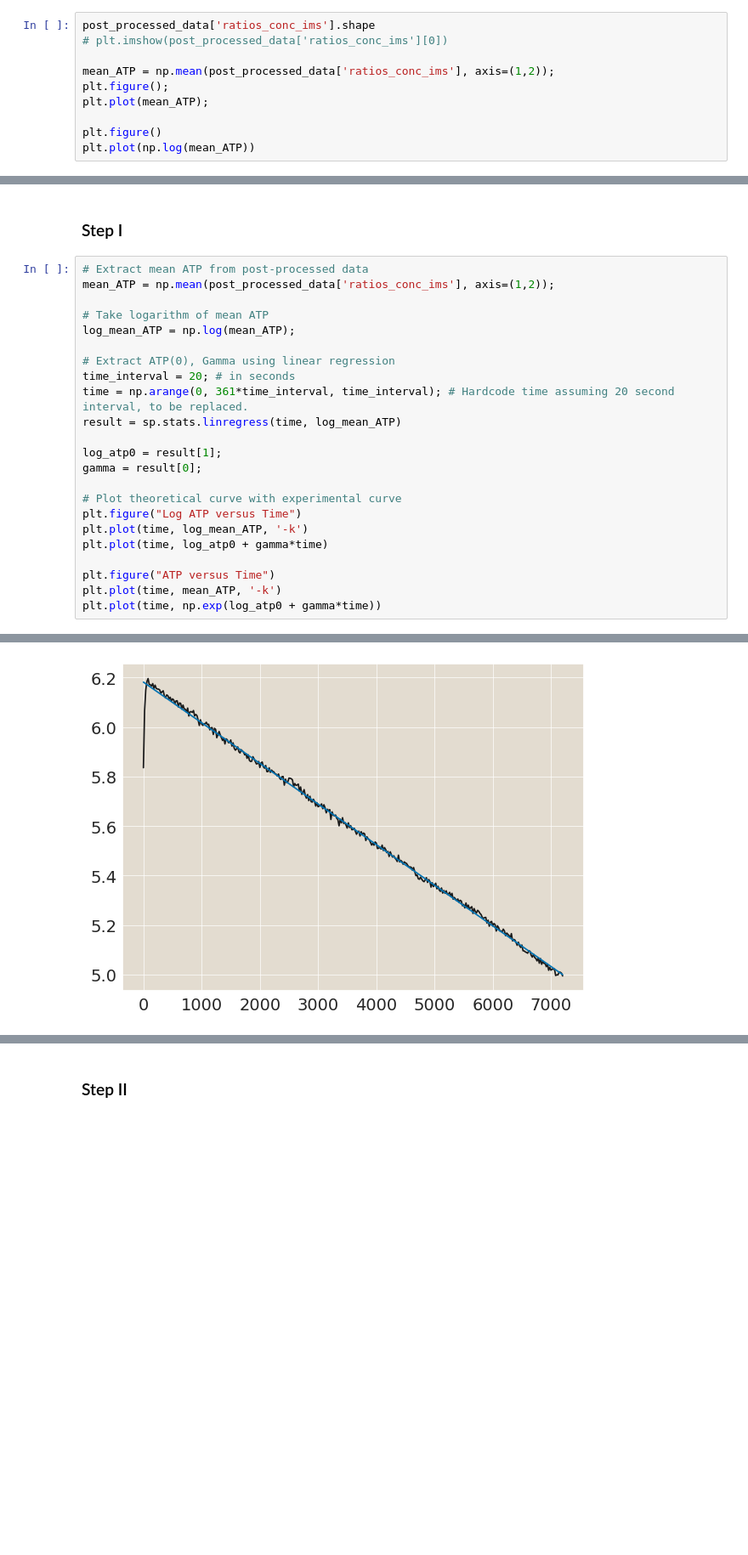
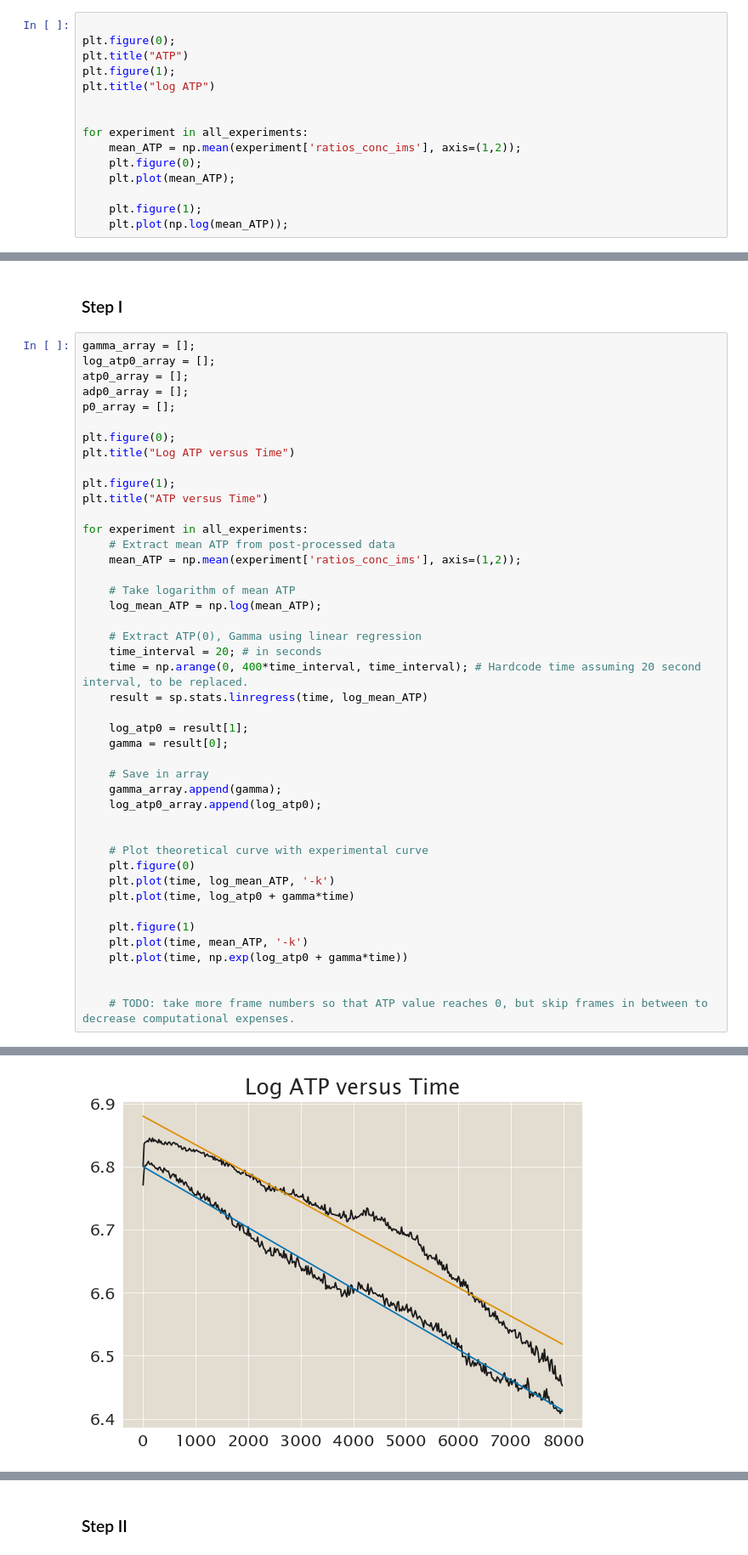
Before and after one commit to RPGroup-PBoC/am_atp, a Jupyter notebook: analysis/atp-hydro/20241108_hydrolysis_parameter_estimation_staging.ipynb, the cells around one changed output, grey strips where cells are left out. Shown at 85% size. Drawn from its saved outputs; the diff is of its cells as text; blank space fills up the shorter version.

```diff
--- a/analysis/atp-hydro/20241108_hydrolysis_parameter_estimation_staging.ipynb
+++ b/analysis/atp-hydro/20241108_hydrolysis_parameter_estimation_staging.ipynb
@@ -447,11 +558,16 @@ time = np.arange(0, 361*time_interval, time_interval)
 # %%
-post_processed_data['ratios_conc_ims'].shape
-# plt.imshow(post_processed_data['ratios_conc_ims'][0])
 
-mean_ATP = np.mean(post_processed_data['ratios_conc_ims'], axis=(1,2));
-plt.figure();
-plt.plot(mean_ATP);
+plt.figure(0);
+plt.title("ATP")
+plt.figure(1);
+plt.title("log ATP")
 
-plt.figure()
-plt.plot(np.log(mean_ATP))
+
+for experiment in all_experiments:
+    mean_ATP = np.mean(experiment['ratios_conc_ims'], axis=(1,2));
+    plt.figure(0);
+    plt.plot(mean_ATP);
+
+    plt.figure(1);
+    plt.plot(np.log(mean_ATP));
 # %% [output]
@@ -503,26 +584,47 @@ Step II: Using the set of intial ATP concentrations and $\Gamma$ from the previo
 # %% [markdown]
 ### Step I
 # %%
-# Extract mean ATP from post-processed data
-mean_ATP = np.mean(post_processed_data['ratios_conc_ims'], axis=(1,2));
+gamma_array = [];
+log_atp0_array = [];
+atp0_array = [];
+adp0_array = [];
+p0_array = [];
 
-# Take logarithm of mean ATP
-log_mean_ATP = np.log(mean_ATP);
+plt.figure(0);
+plt.title("Log ATP versus Time")
 
-# Extract ATP(0), Gamma using linear regression
-time_interval = 20; # in seconds
-time = np.arange(0, 361*time_interval, time_interval); # Hardcode time assuming 20 second interval, to be replaced.
-result = sp.stats.linregress(time, log_mean_ATP)
+plt.figure(1);
+plt.title("ATP versus Time")
 
-log_atp0 = result[1];
-gamma = result[0];
+for experiment in all_experiments:
+    # Extract mean ATP from post-processed data
+    mean_ATP = np.mean(experiment['ratios_conc_ims'], axis=(1,2));
 
-# Plot theoretical curve with experimental curve
-plt.figure("Log ATP versus Time")
-plt.plot(time, log_mean_ATP, '-k')
-plt.plot(time, log_atp0 + gamma*time)
+    # Take logarithm of mean ATP
+    log_mean_ATP = np.log(mean_ATP);
 
-plt.figure("ATP versus Time")
-plt.plot(time, mean_ATP, '-k')
-plt.plot(time, np.exp(log_atp0 + gamma*time))
+    # Extract ATP(0), Gamma using linear regression
+    time_interval = 20; # in seconds
+    time = np.arange(0, 400*time_interval, time_interval); # Hardcode time assuming 20 second interval, to be replaced.
+    result = sp.stats.linregress(time, log_mean_ATP)
+
+    log_atp0 = result[1];
+    gamma = result[0];
+
+    # Save in array
+    gamma_array.append(gamma);
+    log_atp0_array.append(log_atp0);
+
+
+    # Plot theoretical curve with experimental curve
+    plt.figure(0)
+    plt.plot(time, log_mean_ATP, '-k')
+    plt.plot(time, log_atp0 + gamma*time)
+
+    plt.figure(1)
+    plt.plot(time, mean_ATP, '-k')
+    plt.plot(time, np.exp(log_atp0 + gamma*time))
+
+
+    # TODO: take more frame numbers so that ATP value reaches 0, but skip frames in between to decrease computational expenses.
 # %% [output]
@@ -547 +631 @@ findfont: Font family 'Lucida Sans Unicode' not found.
-[figure, old version]
+[figure, new version]
```
Also changed, not shown: parts of 25 cells of this notebook, 2 other files.
